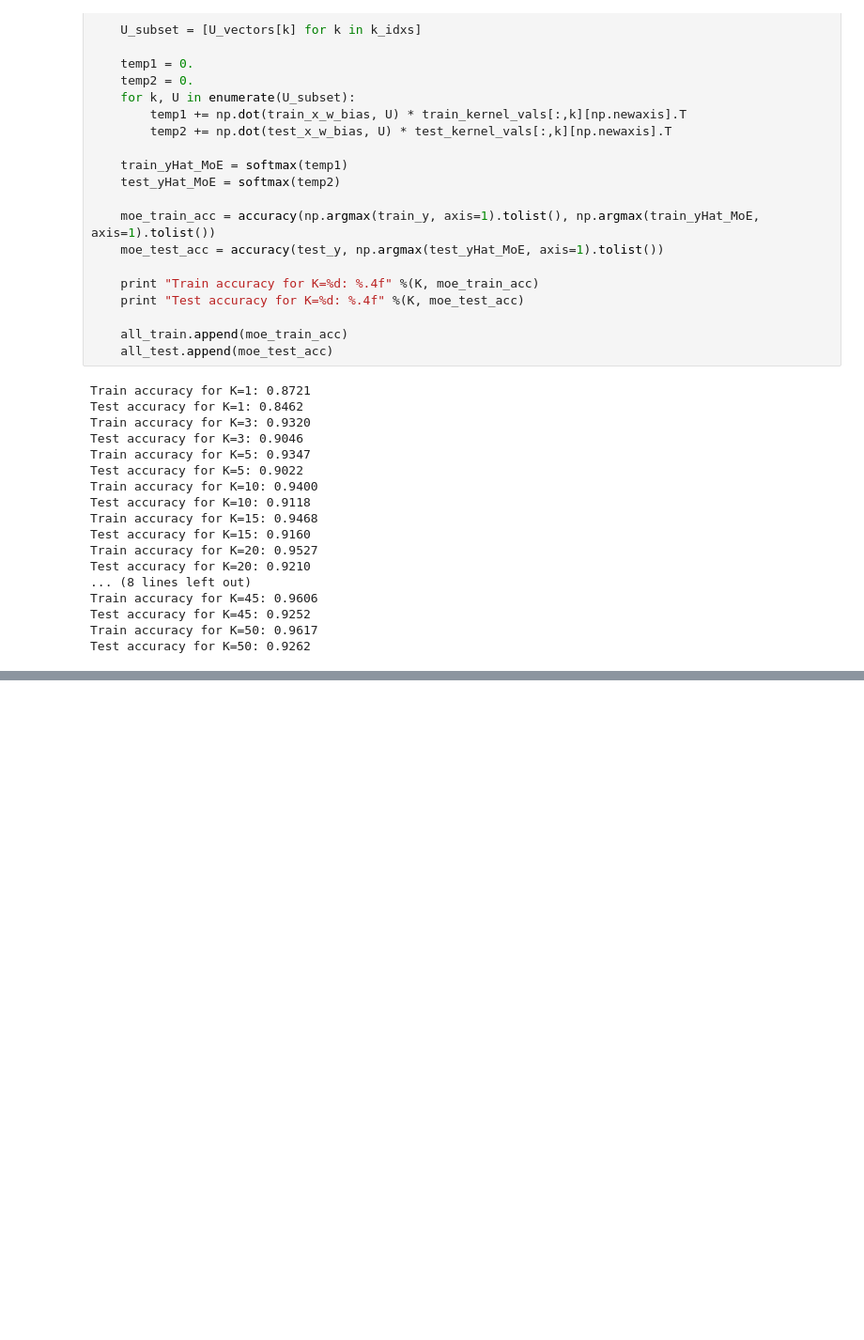
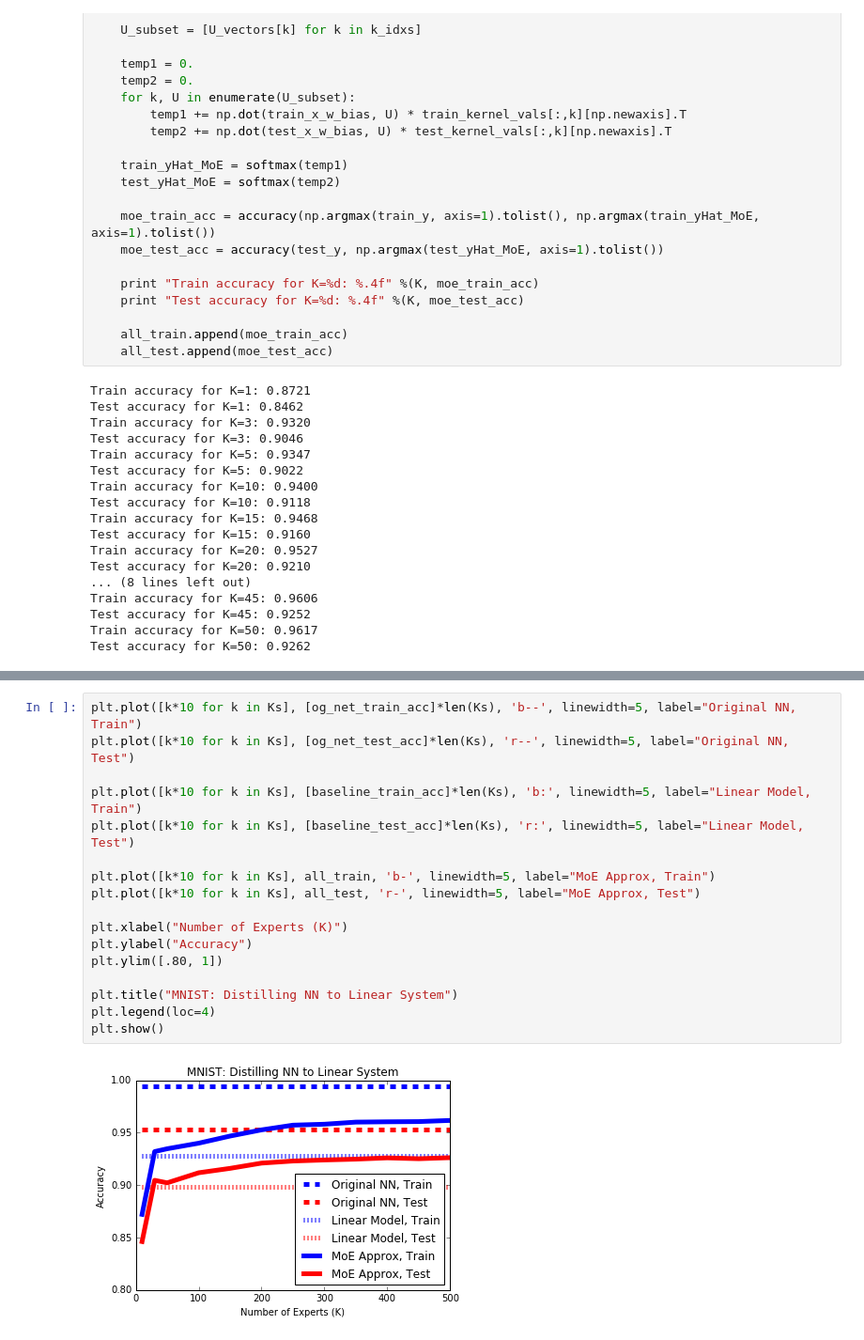
Before and after one commit to enalisnick/blog_sandbox, a Jupyter notebook: nn_distillation.ipynb, the cells around one changed output, grey strips where cells are left out. Shown at 94% size. Saved outputs shown, nothing was run; the diff lists cells and outputs as text; blank space fills up the shorter version.

Commit message:
added final plot

```diff
--- a/nn_distillation.ipynb
+++ b/nn_distillation.ipynb
@@ -682,0 +749,19 @@ Test accuracy for K=50: 0.9262
+# %%
+plt.plot([k*10 for k in Ks], [og_net_train_acc]*len(Ks), 'b--', linewidth=5, label="Original NN, Train")
+plt.plot([k*10 for k in Ks], [og_net_test_acc]*len(Ks), 'r--', linewidth=5, label="Original NN, Test")
+
+plt.plot([k*10 for k in Ks], [baseline_train_acc]*len(Ks), 'b:', linewidth=5, label="Linear Model, Train")
+plt.plot([k*10 for k in Ks], [baseline_test_acc]*len(Ks), 'r:', linewidth=5, label="Linear Model, Test")
+
+plt.plot([k*10 for k in Ks], all_train, 'b-', linewidth=5, label="MoE Approx, Train")
+plt.plot([k*10 for k in Ks], all_test, 'r-', linewidth=5, label="MoE Approx, Test")
+
+plt.xlabel("Number of Experts (K)")
+plt.ylabel("Accuracy")
+plt.ylim([.80, 1])
+
+plt.title("MNIST: Distilling NN to Linear System")
+plt.legend(loc=4)
+plt.show()
+# %% [output]
+[figure, added]
```
Also changed, not shown: parts of 1 cell of this notebook.
